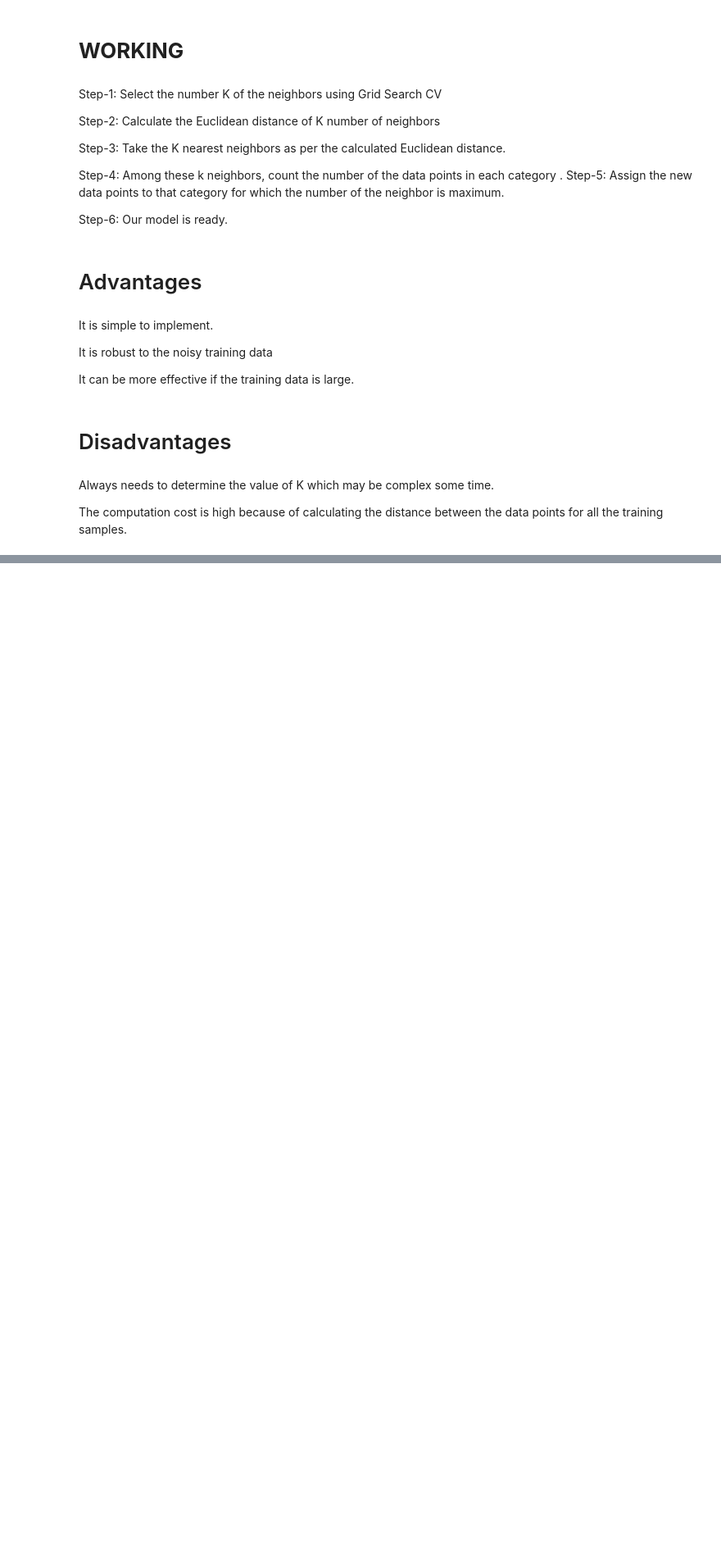
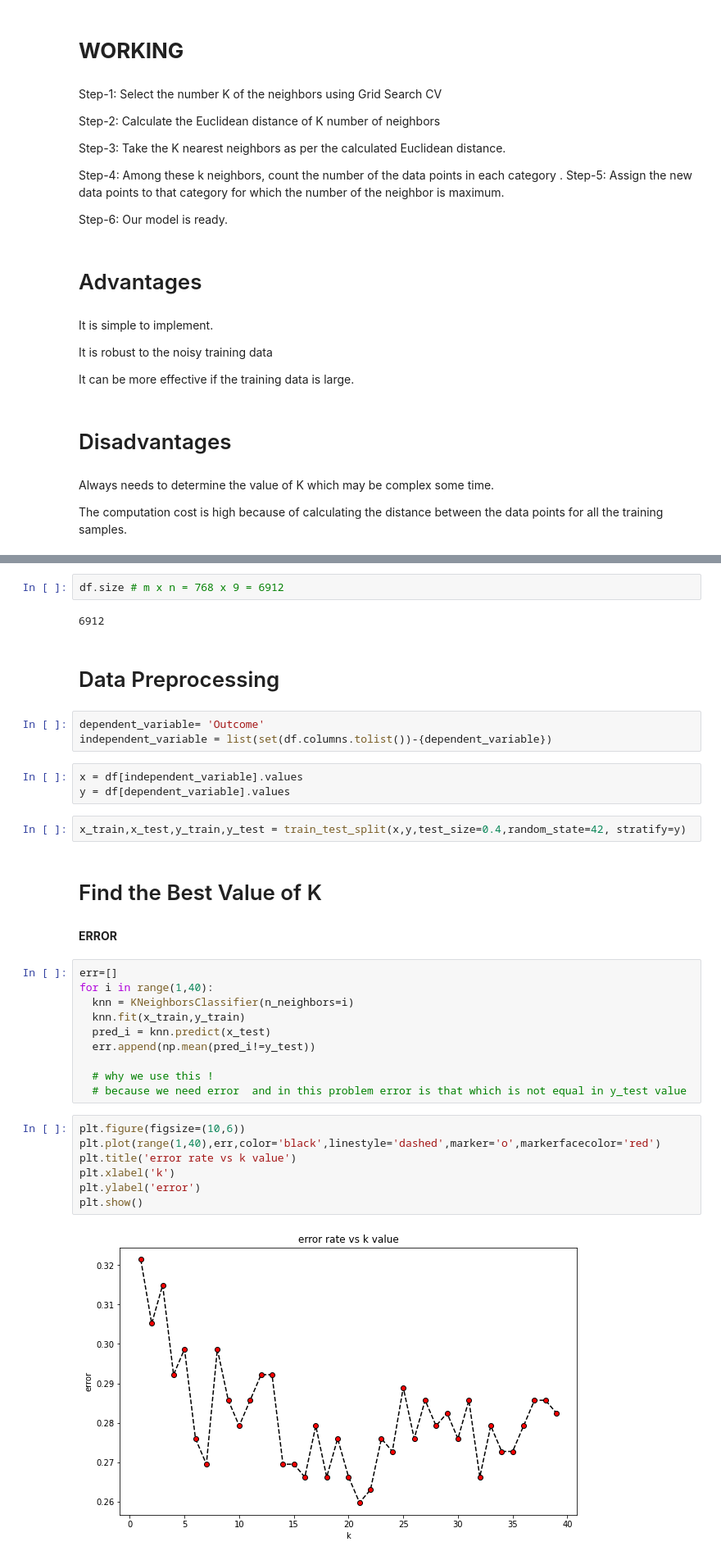
Before and after one commit to Datawithabhishek/Machine-Learning-Notes, a Jupyter notebook: Knn.ipynb, the cells around one changed output, grey strips where cells are left out. Shown: that part at 82% size. Saved outputs shown, nothing was run; the diff lists cells and outputs as text; blank space fills up the shorter version.

```diff
--- a/Knn.ipynb
+++ b/Knn.ipynb
@@ -93,0 +173,37 @@ The computation cost is high because of calculating the distance between the dat
+# %%
+df.size # m x n = 768 x 9 = 6912
+# %% [output]
+6912
+# %% [markdown]
+# Data Preprocessing
+# %%
+dependent_variable= 'Outcome'
+independent_variable = list(set(df.columns.tolist())-{dependent_variable})
+# %%
+x = df[independent_variable].values
+y = df[dependent_variable].values
+# %%
+x_train,x_test,y_train,y_test = train_test_split(x,y,test_size=0.4,random_state=42, stratify=y)
+# %% [markdown]
+# Find the Best Value of K
+# %% [markdown]
+**ERROR**
+# %%
+err=[]
+for i in range(1,40):
+  knn = KNeighborsClassifier(n_neighbors=i)
+  knn.fit(x_train,y_train)
+  pred_i = knn.predict(x_test)
+  err.append(np.mean(pred_i!=y_test))
+
+  # why we use this !
+  # because we need error  and in this problem error is that which is not equal in y_test value
+# %%
+plt.figure(figsize=(10,6))
+plt.plot(range(1,40),err,color='black',linestyle='dashed',marker='o',markerfacecolor='red')
+plt.title('error rate vs k value')
+plt.xlabel('k')
+plt.ylabel('error')
+plt.show()
+# %% [output]
+[figure, added]
```
Also changed, not shown: parts of 26 cells of this notebook.
